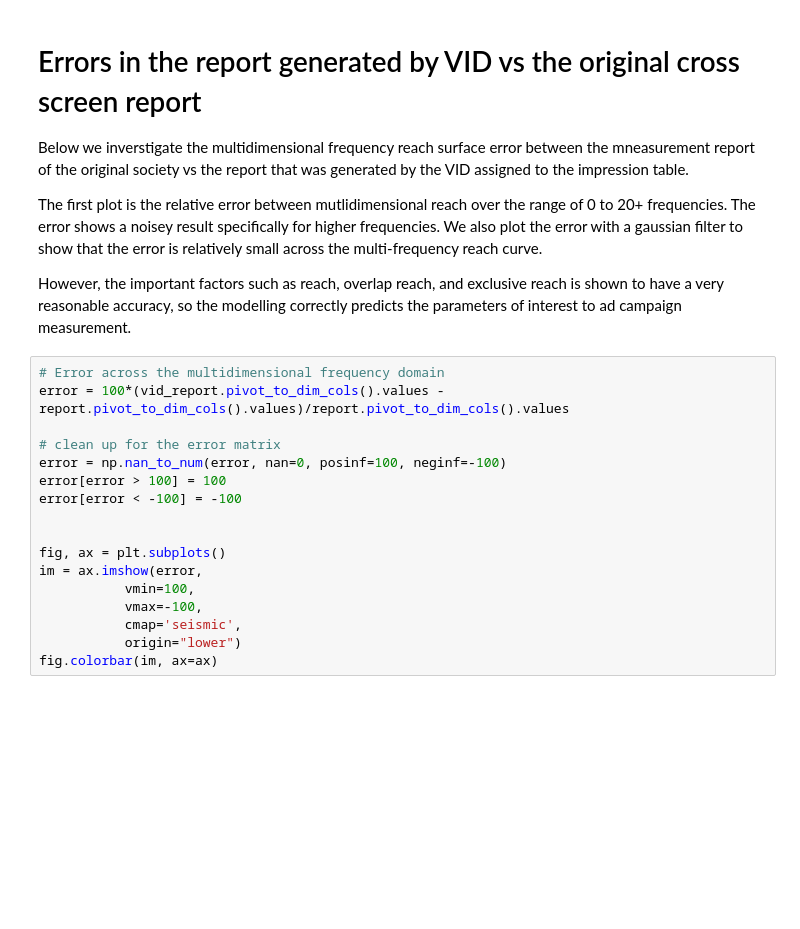
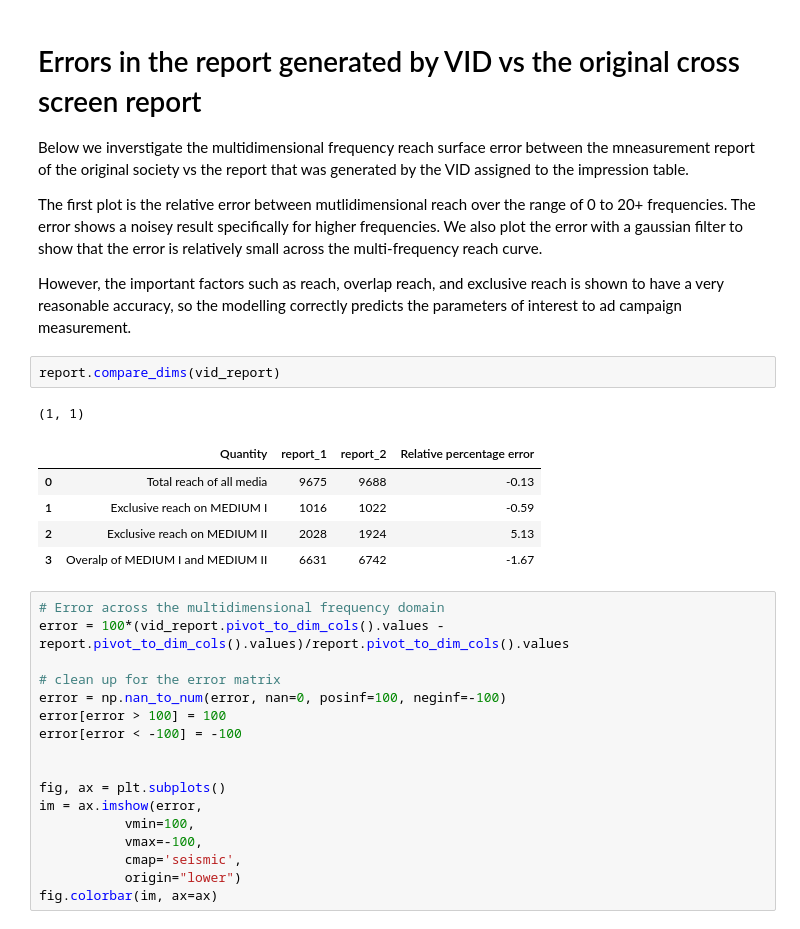
Before and after one commit to OpenMeasurement/audience_modeling_toolbox, a Jupyter notebook: notebooks/virtual_society_basic_illustration.ipynb, the cells around one changed output. Saved outputs shown, nothing was run; the diff lists cells and outputs as text; blank space fills up the shorter version.

```diff
--- a/notebooks/virtual_society_basic_illustration.ipynb
+++ b/notebooks/virtual_society_basic_illustration.ipynb
@@ -271,6 +253,15 @@ Below we inverstigate the multidimensional frequency reach surface error between
 The first plot is the relative error between mutlidimensional reach over the range of 0 to 20+ frequencies. The error shows a noisey result specifically for higher frequencies. We also plot the error with a gaussian filter to show that the error is relatively small across the multi-frequency reach curve.
 
 However, the important factors such as reach, overlap reach, and exclusive reach is shown to have a very reasonable accuracy, so the modelling correctly predicts the parameters of interest to ad campaign measurement.
+# %%
+report.compare_dims(vid_report)
+# %% [output]
+(1, 1)
+|  | Quantity | report_1 | report_2 | Relative percentage error |
+| 0 | Total reach of all media | 9675 | 9688 | -0.13 |
+| 1 | Exclusive reach on MEDIUM I | 1016 | 1022 | -0.59 |
+| 2 | Exclusive reach on MEDIUM II | 2028 | 1924 | 5.13 |
+| 3 | Overalp of MEDIUM I and MEDIUM II | 6631 | 6742 | -1.67 |
 # %%
 # Error across the multidimensional frequency domain
 error = 100*(vid_report.pivot_to_dim_cols().values - report.pivot_to_dim_cols().values)/report.pivot_to_dim_cols().values
```
Also changed, not shown: parts of 27 cells of this notebook.
